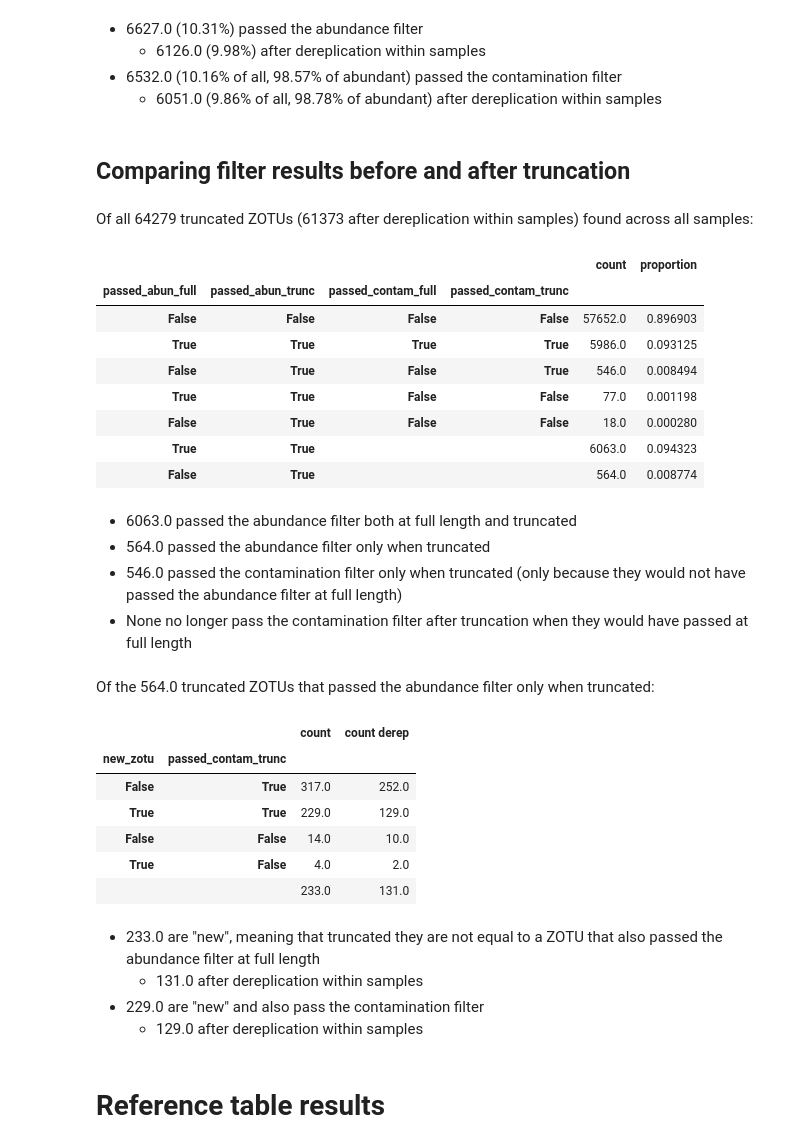
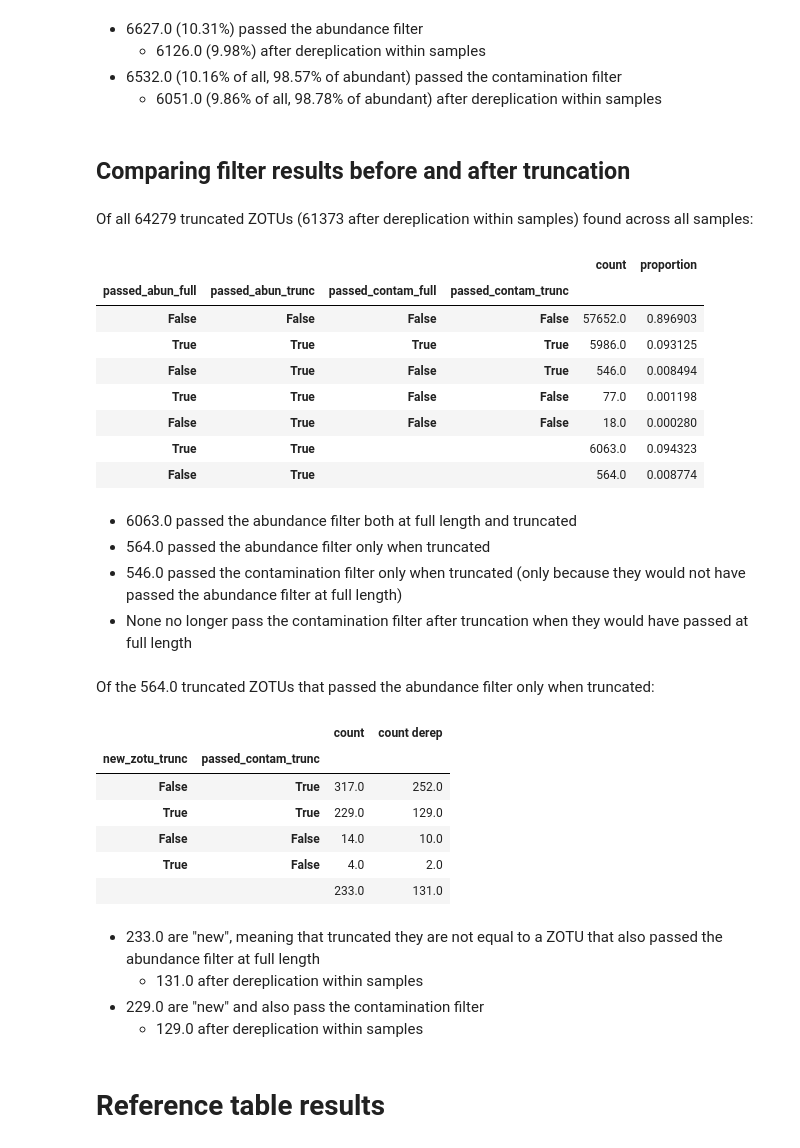
Before and after one commit to SethGG/mycodiversity-arise, a Jupyter notebook: 7_data_analysis.ipynb, the cells around one changed output. Cells and saved outputs as stored; diff of their text form; code cells hidden in the pictures.

```diff
--- a/7_data_analysis.ipynb
+++ b/7_data_analysis.ipynb
@@ -204,52 +204,52 @@ display(df_abun_compare_counts)
 num_passed_abun_both = df_abun_compare_counts.loc[(True, True, '', '')]['count']
 num_passed_abun = df_abun_compare_counts.loc[(False, True, '', '')]['count']
 num_passed_contam = df_abun_compare_counts.loc[(slice(None), slice(None), False, True)]['count'].sum()
 display(md(f"- {num_passed_abun_both} passed the abundance filter both at full length and truncated\n"
            f"- {num_passed_abun} passed the abundance filter only when truncated\n"
            f"- {num_passed_contam} passed the contamination filter only when truncated\n (only because they would not have passed the abundance filter at full length)\n"
            "- None no longer pass the contamination filter after truncation when they would have passed at full length"))
 
-df_new_abun = df[(df['passed_abun_full'] == False) & (df['passed_abun_trunc'] == True)]
+df_abun_trunc_only = df[(df['passed_abun_full'] == False) & (df['passed_abun_trunc'] == True)]
 df_abun_full_unique_trunc = df[df['passed_abun_full'] == True][['srr_name', 'trunc_zotu_id']].drop_duplicates()
-df_new_abun = df_new_abun.merge(df_abun_full_unique_trunc,
-                                on=['srr_name', 'trunc_zotu_id'], how='left', indicator=True).set_index(df_new_abun.index)
-df_new_abun['new_zotu'] = df_new_abun['_merge'] == 'left_only'
-df_new_abun = df_new_abun.drop(columns=['_merge'])
-df_new_abun_counts = pd.DataFrame.join(
-    df_new_abun.value_counts(subset=['new_zotu', 'passed_contam_trunc']),
-    df_new_abun.drop_duplicates(subset=['srr_name', 'trunc_zotu_id']).value_counts(subset=['new_zotu', 'passed_contam_trunc']), rsuffix=" derep")
-df_new_abun_counts.loc[(True,""),:] = df_new_abun_counts.loc[(True, slice(None))][['count', 'count derep']].sum()
+df_abun_trunc_only = df_abun_trunc_only.merge(df_abun_full_unique_trunc,
+                                on=['srr_name', 'trunc_zotu_id'], how='left', indicator=True).set_index(df_abun_trunc_only.index)
+df_abun_trunc_only['new_zotu_trunc'] = df_abun_trunc_only['_merge'] == 'left_only'
+df_abun_trunc_only = df_abun_trunc_only.drop(columns=['_merge'])
+df_abun_trunc_only_counts = pd.DataFrame.join(
+    df_abun_trunc_only.value_counts(subset=['new_zotu_trunc', 'passed_contam_trunc']),
+    df_abun_trunc_only.drop_duplicates(subset=['srr_name', 'trunc_zotu_id']).value_counts(subset=['new_zotu_trunc', 'passed_contam_trunc']), rsuffix=" derep")
+df_abun_trunc_only_counts.loc[(True,""),:] = df_abun_trunc_only_counts.loc[(True, slice(None))][['count', 'count derep']].sum()
 display(md(f"Of the {num_passed_abun} truncated ZOTUs that passed the abundance filter only when truncated:"))
-display(df_new_abun_counts)
+display(df_abun_trunc_only_counts)
 
-num_new_abun = df_new_abun_counts.loc[(True,'')]['count']
-num_new_abun_derep = df_new_abun_counts.loc[(True,'')]['count derep']
-num_new_contam = df_new_abun_counts.loc[(True,True)]['count']
-num_new_contam_derep = df_new_abun_counts.loc[(True,True)]['count derep']
-display(md(f"- {num_new_abun} are \"new\", meaning that truncated they are not equal to a ZOTU that also passed the abundance filter at full length\n"
-           f"\t- {num_new_abun_derep} after dereplication within samples\n"
-           f"- {num_new_contam} are \"new\" and also pass the contamination filter\n"
-           f"\t- {num_new_contam_derep} after dereplication within samples"))
+num_abun_trunc_only = df_abun_trunc_only_counts.loc[(True,'')]['count']
+num_abun_trunc_only_derep = df_abun_trunc_only_counts.loc[(True,'')]['count derep']
+num_contam_trunc_only = df_abun_trunc_only_counts.loc[(True,True)]['count']
+num_contam_trunc_only_derep = df_abun_trunc_only_counts.loc[(True,True)]['count derep']
+display(md(f"- {num_abun_trunc_only} are \"new\", meaning that truncated they are not equal to a ZOTU that also passed the abundance filter at full length\n"
+           f"\t- {num_abun_trunc_only_derep} after dereplication within samples\n"
+           f"- {num_contam_trunc_only} are \"new\" and also pass the contamination filter\n"
+           f"\t- {num_contam_trunc_only_derep} after dereplication within samples"))
 # %% [output]
 ## Comparing filter results before and after truncation
 Of all 64279 truncated ZOTUs (61373 after dereplication within samples) found across all samples:
 |  |  |  |  | count | proportion |
 | passed_abun_full | passed_abun_trunc | passed_contam_full | passed_contam_trunc |  |  |
 | False | False | False | False | 57652.0 | 0.896903 |
 | True | True | True | True | 5986.0 | 0.093125 |
 | False | True | False | True | 546.0 | 0.008494 |
 | True | True | False | False | 77.0 | 0.001198 |
 | False | True | False | False | 18.0 | 0.000280 |
 | True | True |  |  | 6063.0 | 0.094323 |
 | False | True |  |  | 564.0 | 0.008774 |
 - 6063.0 passed the abundance filter both at full length and truncated
 - 564.0 passed the abundance filter only when truncated
 - 546.0 passed the contamination filter only when truncated
  (only because they would not have passed the abundance filter at full length)
 - None no longer pass the contamination filter after truncation when they would have passed at full length
 Of the 564.0 truncated ZOTUs that passed the abundance filter only when truncated:
 |  |  | count | count derep |
-| new_zotu | passed_contam_trunc |  |  |
+| new_zotu_trunc | passed_contam_trunc |  |  |
 | False | True | 317.0 | 252.0 |
 | True | True | 229.0 | 129.0 |
 | False | False | 14.0 | 10.0 |
```
Also changed, not shown: parts of 4 cells of this notebook.
